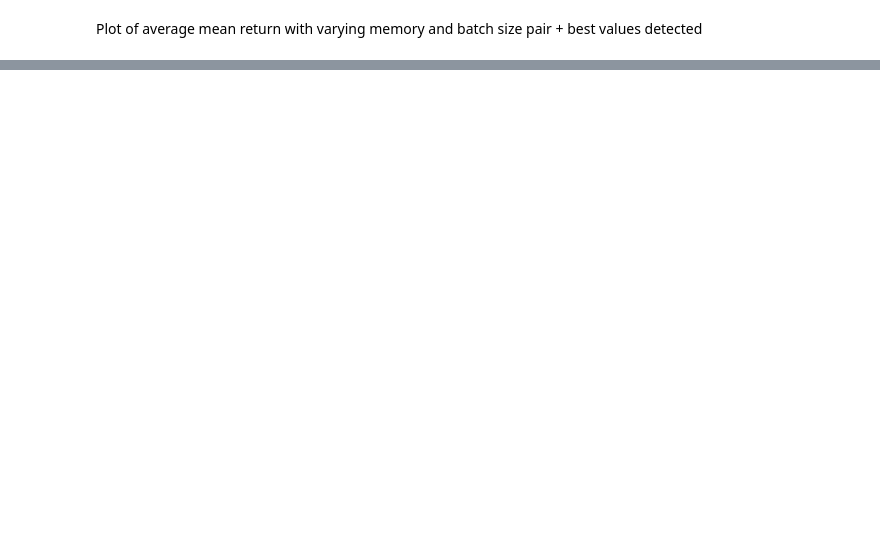
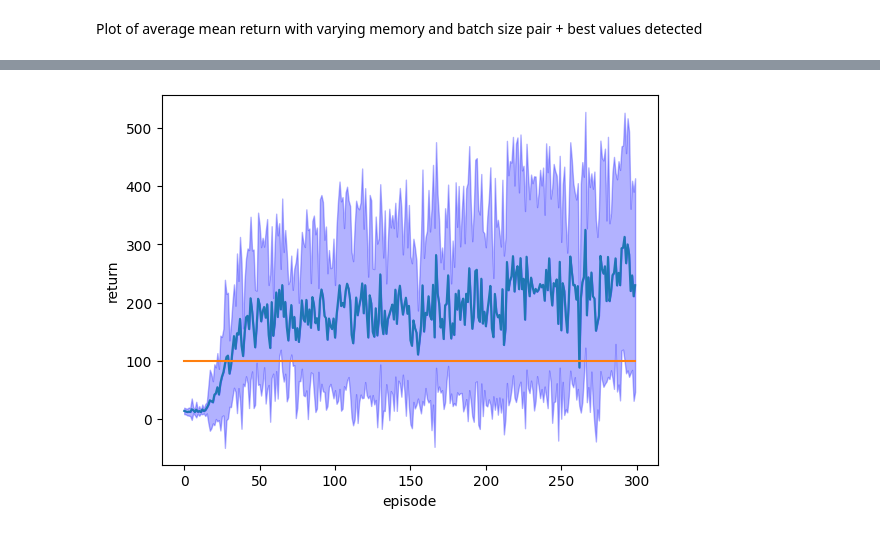
Before and after one commit to mitsides06/DQN-Hyperparameter-Tuning, a Jupyter notebook: coursework2.ipynb, the cells around one changed output, grey strips where cells are left out. Cells and saved outputs as stored; diff of their text form; code cells hidden in the pictures; blank space fills up the shorter version.

```diff
--- a/coursework2.ipynb
+++ b/coursework2.ipynb
@@ -202,3 +286,17 @@ plt.show()
+# %%
+results = torch.tensor(best_memory_batch_size_results)
+means = results.float().mean(0)
+stds = results.float().std(0)
+constant = [100] * 300
+plt.plot(torch.arange(300), means)
+plt.plot(torch.arange(300), constant)
+plt.ylabel("return")
+plt.xlabel("episode")
+plt.fill_between(np.arange(300), means, means+stds, alpha=0.3, color='b')
+plt.fill_between(np.arange(300), means, means-stds, alpha=0.3, color='b')
+plt.show()
+# %% [output]
+[figure, added]
 # %%
 # Visualising the greedy Q-values for a stationary cart in the middle of the track
 # 2D plot showing policy as a function of pole angle and angular velocity (omega)
```
Also changed, not shown: parts of 8 cells of this notebook, 1 other file.
